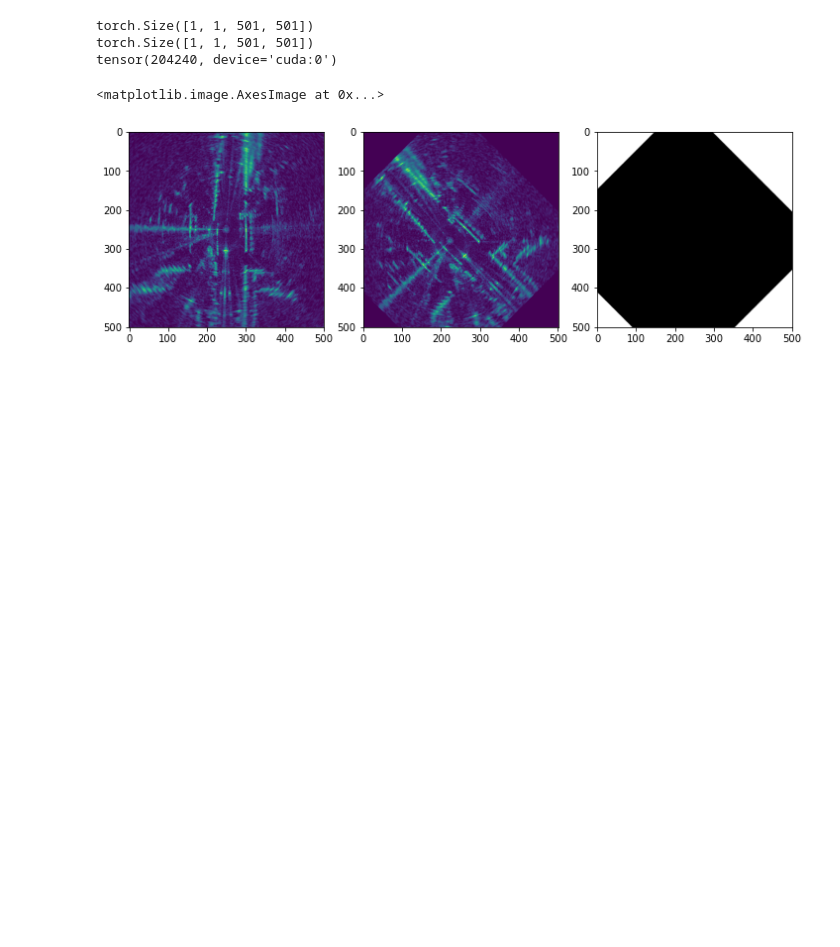
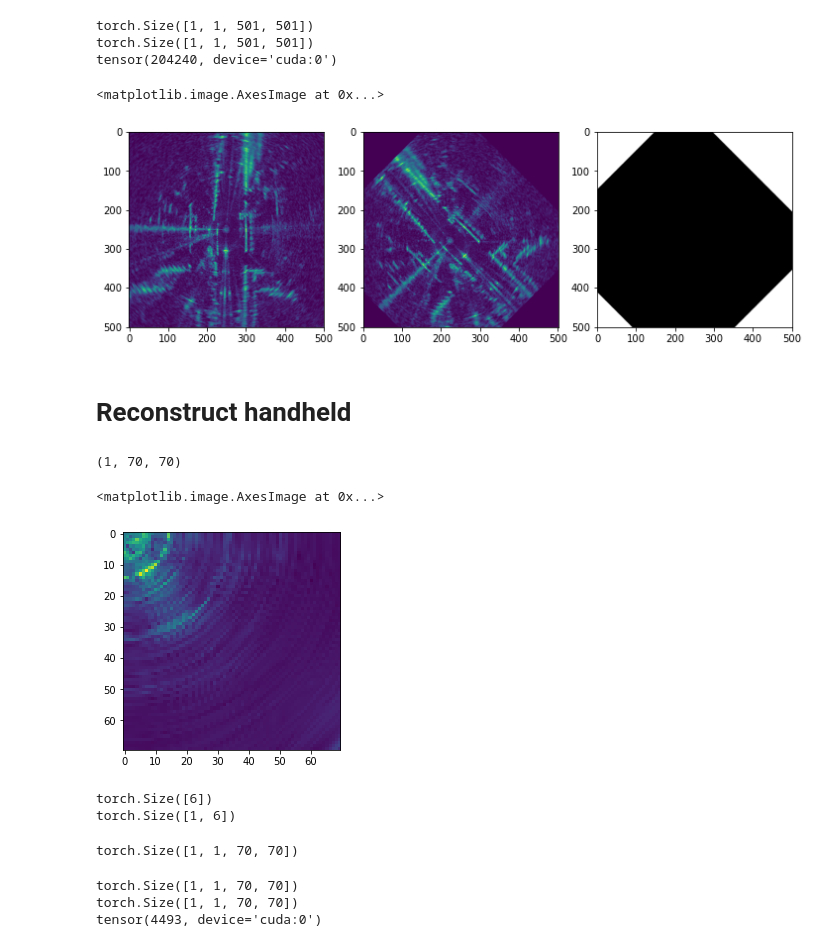
Before and after one commit to yasinalm/gramme, a Jupyter notebook: notebooks/reconstruct_frame_cart.ipynb, the cells around one changed output. Drawn from its saved outputs; the diff is of its cells as text; code cells hidden in the pictures; blank space fills up the shorter version.

```diff
--- a/notebooks/reconstruct_frame_cart.ipynb
+++ b/notebooks/reconstruct_frame_cart.ipynb
@@ -78,3 +76,5 @@ plt.imshow(valid_points.cpu().numpy()[0,0], cmap='binary')
 # %% [output]
 <matplotlib.image.AxesImage at 0x...>
 [figure]
+# %% [markdown]
+# Reconstruct handheld
@@ -80,0 +88,12 @@ plt.imshow(valid_points.cpu().numpy()[0,0], cmap='binary')
+# %%
+%matplotlib inline
+base = '/mnt/datasets/yasin/range-azimuth/rec1_raw0/'
+tgt_im = load_csv_as_float(base+'0390.csv')
+src_im = load_csv_as_float(base+'0400.csv')
+
+print(tgt_im.shape)
+plt.imshow(tgt_im[0])
+# %% [output]
+(1, 70, 70)
+<matplotlib.image.AxesImage at 0x...>
+[figure, added]
@@ -80,0 +102,18 @@ plt.imshow(valid_points.cpu().numpy()[0,0], cmap='binary')
+# %%
+b=1
+pose = torch.tensor([0., 0, 0.087266, 0,0,0.])
+print(pose.shape)
+pose_batch = pose.repeat(b,1)
+print(pose_batch.shape)
+pose_batch = pose_batch.to(device)
+# %% [output]
+torch.Size([6])
+torch.Size([1, 6])
+# %%
+tgt = torch.Tensor(tgt_im).to(device)
+src = torch.Tensor(src_im).to(device)
+tgt = tgt[None,...]
+src = src[None,...]
+print(tgt.shape)
+# %% [output]
+torch.Size([1, 1, 70, 70])
@@ -80,0 +122,8 @@ plt.imshow(valid_points.cpu().numpy()[0,0], cmap='binary')
+# %%
+print(projected_img.shape)
+print(valid_points.shape)
+print(valid_points.sum())
+# %% [output]
+torch.Size([1, 1, 70, 70])
+torch.Size([1, 1, 70, 70])
+tensor(4493, device='cuda:0')
```
Also changed, not shown: parts of 9 cells of this notebook, 6 other files.
